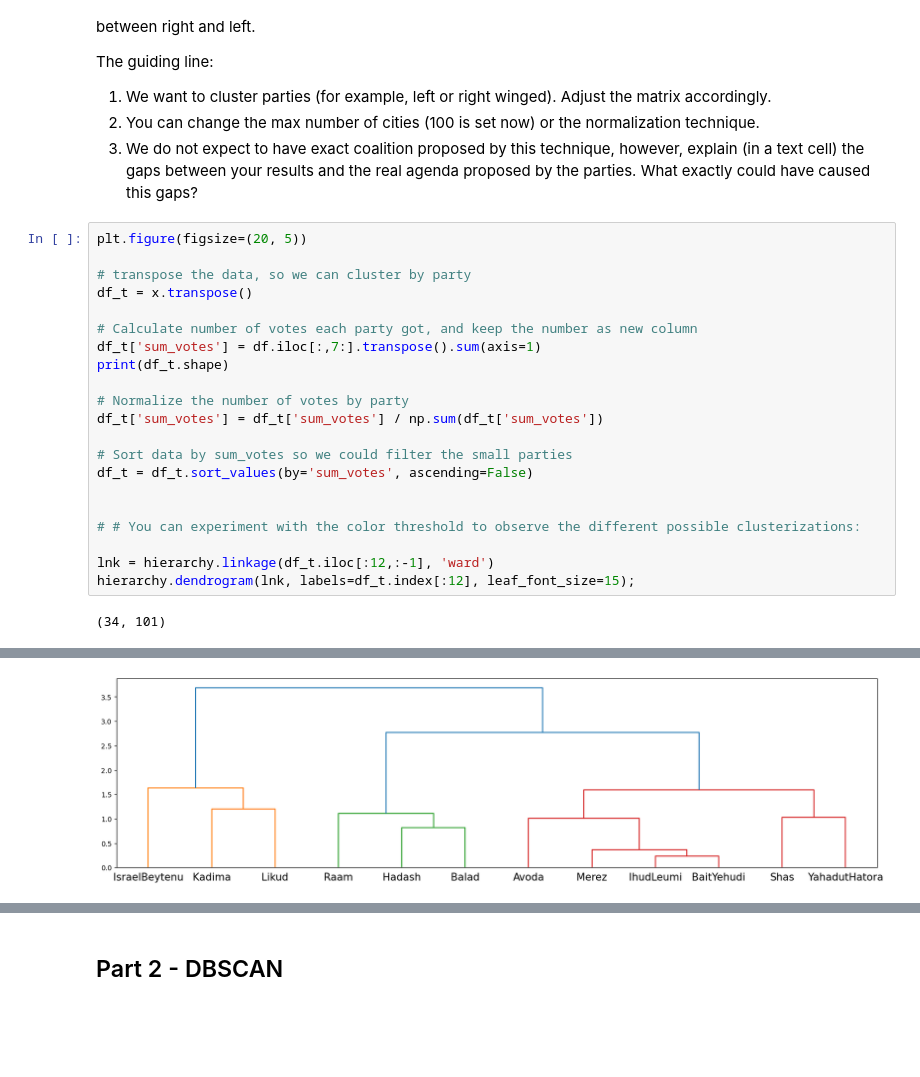
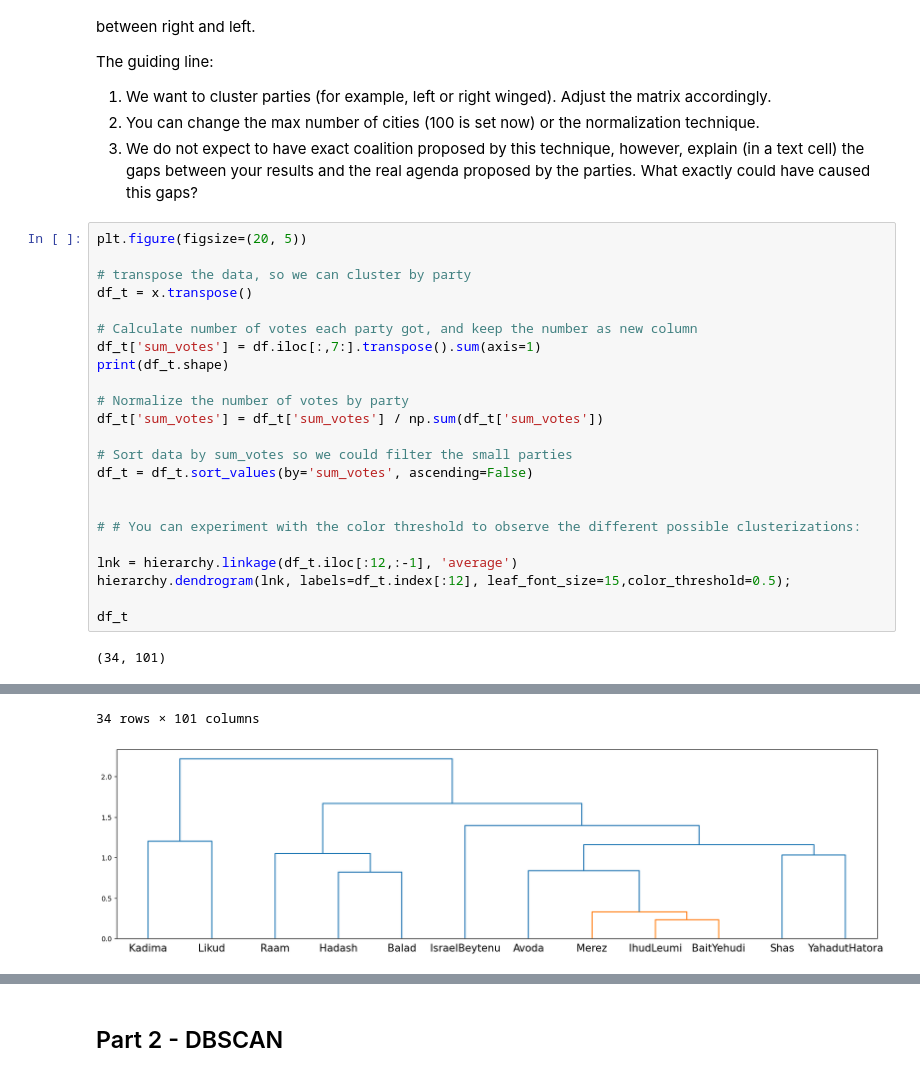
Before and after one commit to tryko/y_data_Itay_asaf_, a Jupyter notebook: Unsupervised_Learning/week_2/HW2 - hier and dbscan - ASAF.ipynb, the cells around one changed output, grey strips where cells are left out. Saved outputs shown, nothing was run; the diff lists cells and outputs as text; blank space fills up the shorter version.

```diff
--- a/Unsupervised_Learning/week_2/HW2 - hier and dbscan - ASAF.ipynb
+++ b/Unsupervised_Learning/week_2/HW2 - hier and dbscan - ASAF.ipynb
@@ -262,7 +275,9 @@ df_t = df_t.sort_values(by='sum_votes', ascending=False)
 
 # # You can experiment with the color threshold to observe the different possible clusterizations:
 
-lnk = hierarchy.linkage(df_t.iloc[:12,:-1], 'ward')
-hierarchy.dendrogram(lnk, labels=df_t.index[:12], leaf_font_size=15);
+lnk = hierarchy.linkage(df_t.iloc[:12,:-1], 'average')
+hierarchy.dendrogram(lnk, labels=df_t.index[:12], leaf_font_size=15,color_threshold=0.5);
+
+df_t
 # %% [output]
 (34, 101)
@@ -269 +301,2 @@ hierarchy.dendrogram(lnk, labels=df_t.index[:12], leaf_font_size=15);
+34 rows × 101 columns
-[figure, old version]
+[figure, new version]
```
Also changed, not shown: parts of 6 cells of this notebook, 2 other files.
